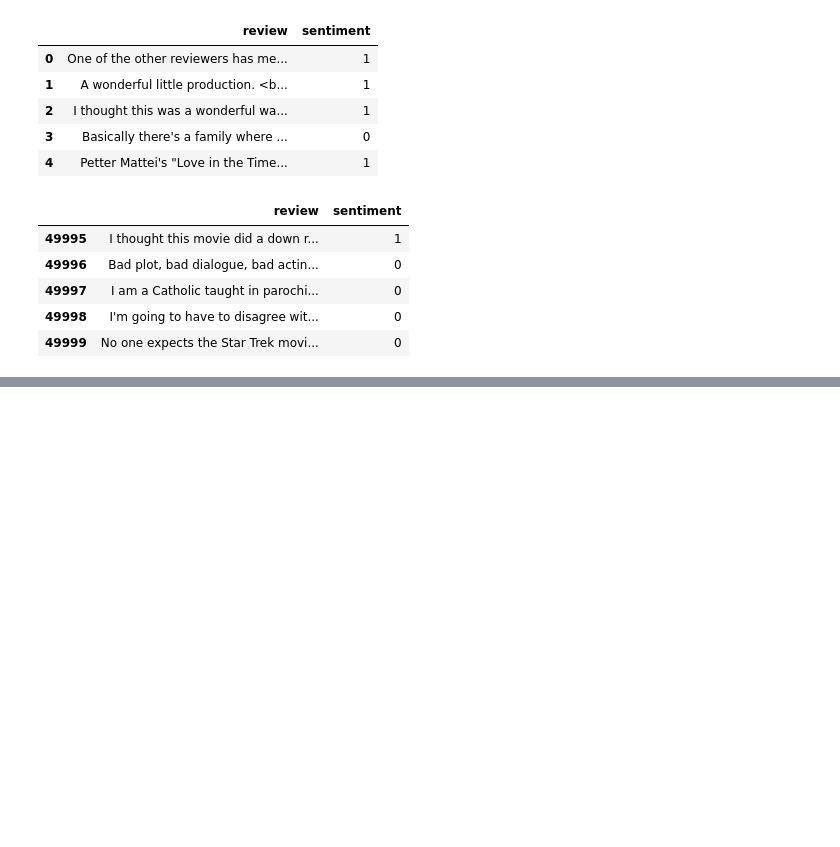
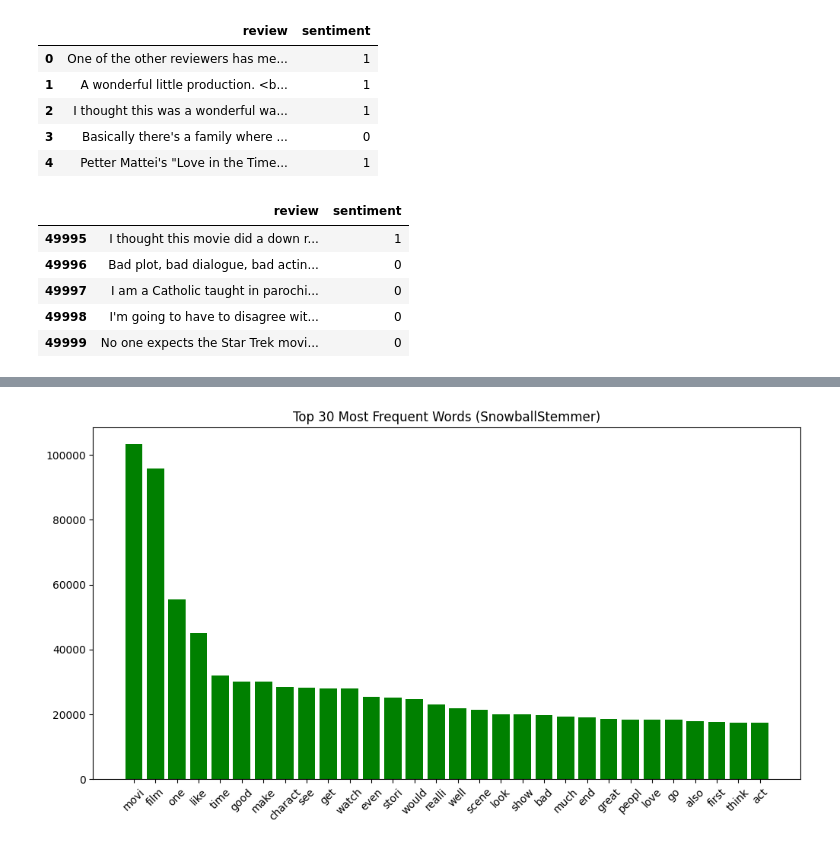
Before and after one commit to AmanDeepSinghH2/ML-Models, a Jupyter notebook: NLP/IMDB Stemming.ipynb, the cells around one changed output, grey strips where cells are left out. Cells and saved outputs as stored; diff of their text form; code cells hidden in the pictures; blank space fills up the shorter version.

```diff
--- a/NLP/IMDB Stemming.ipynb
+++ b/NLP/IMDB Stemming.ipynb
@@ -94,0 +75,10 @@ corpus
+# %%
+stop_words = set(stopwords.words('english'))
+ss = SnowballStemmer(language='english')
+
+scorpus = []
+for review in dataset['review'][:50000]:
+    review = re.sub(r'<.*?>|[^a-zA-Z]', ' ', review)
+    review = review.lower().split()
+    review = [ss.stem(word) for word in review if word not in stop_words]
+    scorpus.append(' '.join(review))
@@ -94,0 +110,8 @@ corpus
+# %%
+scorpus_vocab_size = len(set(' '.join(scorpus).split()))
+print(f"Vocabulary size after SnowballStemmer: {scorpus_vocab_size}")
+scorpus_word_freq = Counter(' '.join(scorpus).split())
+top_30_scorpus = scorpus_word_freq.most_common(30)
+
+for word, freq in top_30_scorpus:
+    print(f"{word}: {freq}")
@@ -94,0 +136,8 @@ corpus
+# %%
+plt.figure(figsize=(12, 6))
+plt.bar([word for word, freq in top_30_scorpus], [freq for word, freq in top_30_scorpus], color='green')
+plt.title('Top 30 Most Frequent Words (SnowballStemmer)')
+plt.xticks(rotation=45)
+plt.show()
+# %% [output]
+[figure, added]
```
Also changed, not shown: parts of 12 cells of this notebook, 1 other file.
